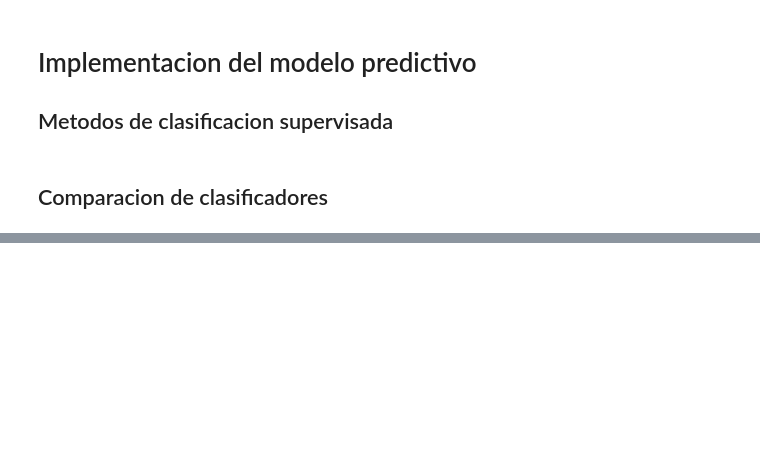
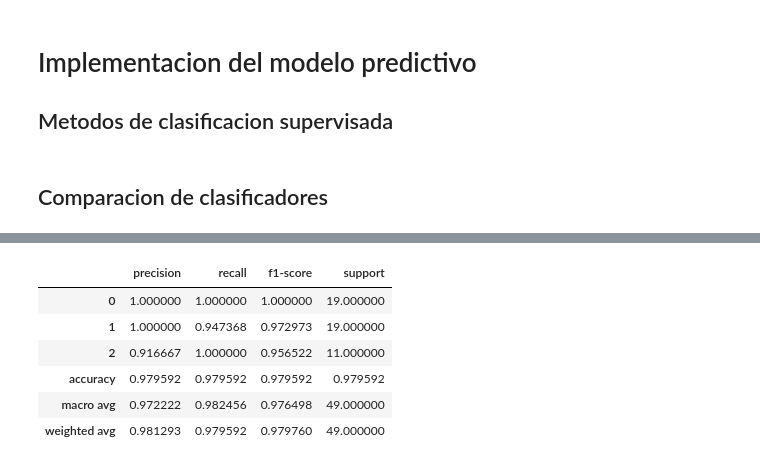
Before and after one commit to georaiser/DataScienceKibernum, a Jupyter notebook: Wine/Wine.ipynb, the cells around one changed output, grey strips where cells are left out. Drawn from its saved outputs; the diff is of its cells as text; code cells hidden in the pictures; blank space fills up the shorter version.

```diff
--- a/Wine/Wine.ipynb
+++ b/Wine/Wine.ipynb
@@ -441,16 +438,18 @@ def split_data(datos):
 rawData=df_outliers.copy()
 # %%
 temp={}
-for dt, j in zip([rawData, df_mms, df_sscal], ['_rawData','_df_mms','_df_sscal']):
+metricas={}
+for dt, j in zip([rawData, df_mms, df_sscal], ['rawData','df_mms','df_sscal']):
     X_train, X_test, y_train, y_test = split_data(dt)
-    comparacionCLF={"Modelo":[], "f1_score":[], "RMSE":[], "CV_score":[] }
+    comparacionCLF={"Modelo":[], "f1_score":[], "Accuracy":[], "RMSE":[], "CV_score":[] }
     for i, clf in enumerate(clasificadores):
         comparacionCLF["Modelo"].append(clasif[i])
         clf.fit(X_train, y_train)
         predicciones = clf.predict(X_test)
         #print(confusion_matrix(y_test, predicciones))
+        metricas["Report_{}_{}".format(j,clasif[i])]=metrics.classification_report(y_test, predicciones,output_dict=True)
         comparacionCLF["f1_score"].append(f1_score(y_test, predicciones, average='micro'))
-        #comparacionCLF["Accuracy"].append(metrics.accuracy_score(y_test, predicciones))
+        comparacionCLF["Accuracy"].append(metrics.accuracy_score(y_test, predicciones))
         comparacionCLF["RMSE"].append(np.sqrt(mean_squared_error(y_test,predicciones)))
         comparacionCLF["CV_score"].append(cross_val_score(clf, X_test, y_test, cv=10).mean())
-    temp["dfc{}".format(j)] = comparacionCLF
+    temp["dfc_{}".format(j)] = comparacionCLF
@@ -480,0 +497,10 @@ evalModelosScaler
+# %%
+pd.DataFrame(metricas['Report_df_mms_LogisticRegression']).T
+# %% [output]
+|  | precision | recall | f1-score | support |
+| 0 | 1.000000 | 1.000000 | 1.000000 | 19.000000 |
+| 1 | 1.000000 | 0.947368 | 0.972973 | 19.000000 |
+| 2 | 0.916667 | 1.000000 | 0.956522 | 11.000000 |
+| accuracy | 0.979592 | 0.979592 | 0.979592 | 0.979592 |
+| macro avg | 0.972222 | 0.982456 | 0.976498 | 49.000000 |
+| weighted avg | 0.981293 | 0.979592 | 0.979760 | 49.000000 |
```
Also changed, not shown: parts of 9 cells of this notebook, 1 other file.
